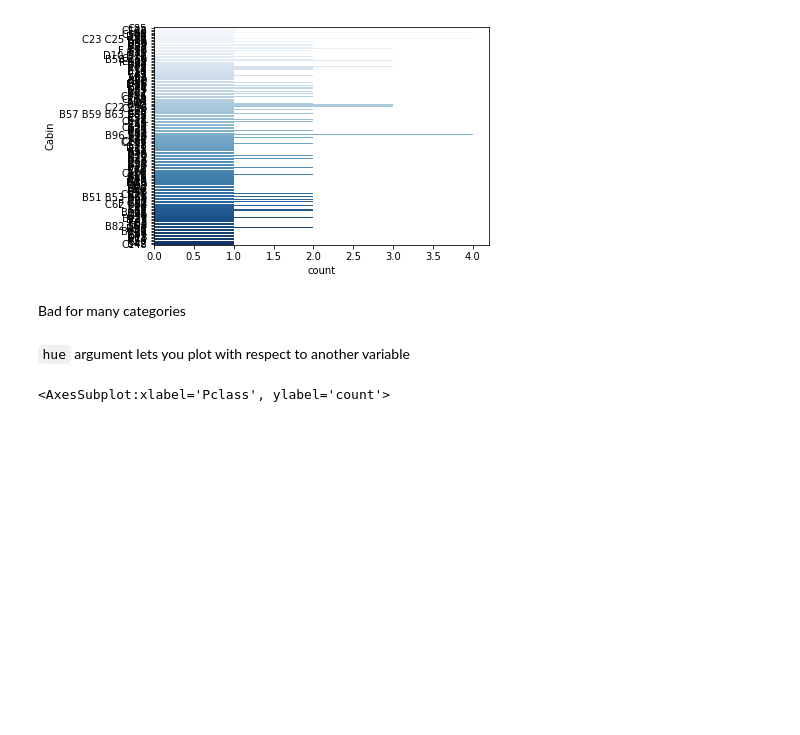
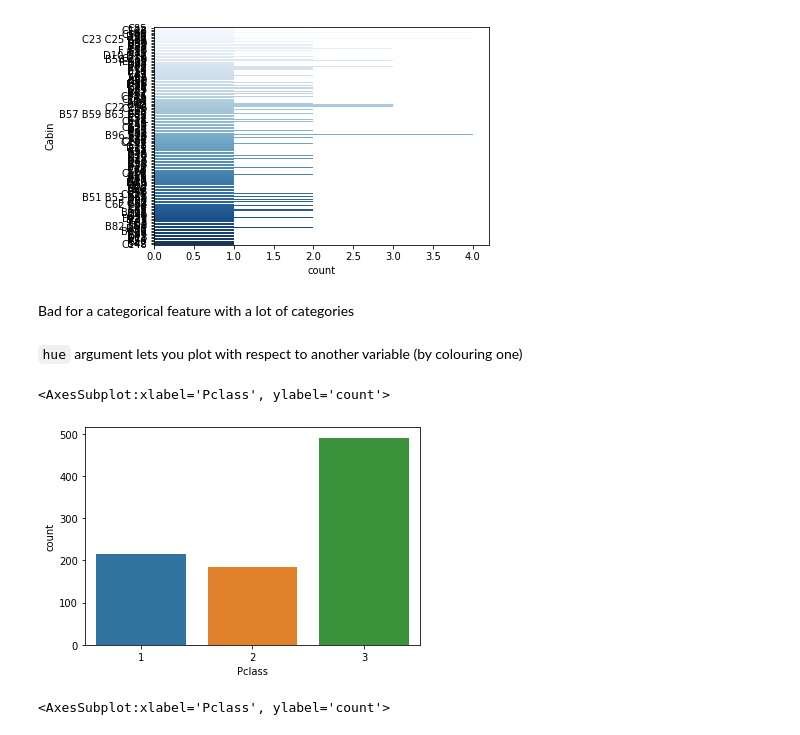
Before and after one commit to Ironhack-Data-Madrid-Enero-2021/Classroom-Materials, a Jupyter notebook: week_02/04-visualization.ipynb, the cells around one changed output. Cells and saved outputs as stored; diff of their text form; code cells hidden in the pictures; blank space fills up the shorter version.

```diff
--- a/week_02/03-visualization.ipynb
+++ b/week_02/04-visualization.ipynb
@@ -98,10 +158,15 @@ sns.countplot(y=titanic.Cabin, palette="Blues")
 # %% [output]
 <AxesSubplot:xlabel='count', ylabel='Cabin'>
 [figure]
-# %% [markdown]
-Bad for many categories
+# %% [markdown]
+Bad for a categorical feature with a lot of categories
 # %% [markdown]
-`hue` argument lets you plot with respect to another variable
+`hue` argument lets you plot with respect to another variable (by colouring one)
+# %%
+sns.countplot(x=titanic.Pclass)
+# %% [output]
+<AxesSubplot:xlabel='Pclass', ylabel='count'>
+[figure, added]
 # %%
 sns.countplot(x=titanic.Pclass, hue=titanic.Sex, palette="Blues")
 # %% [output]
```
Also changed, not shown: parts of 34 cells of this notebook, 2 other files.
